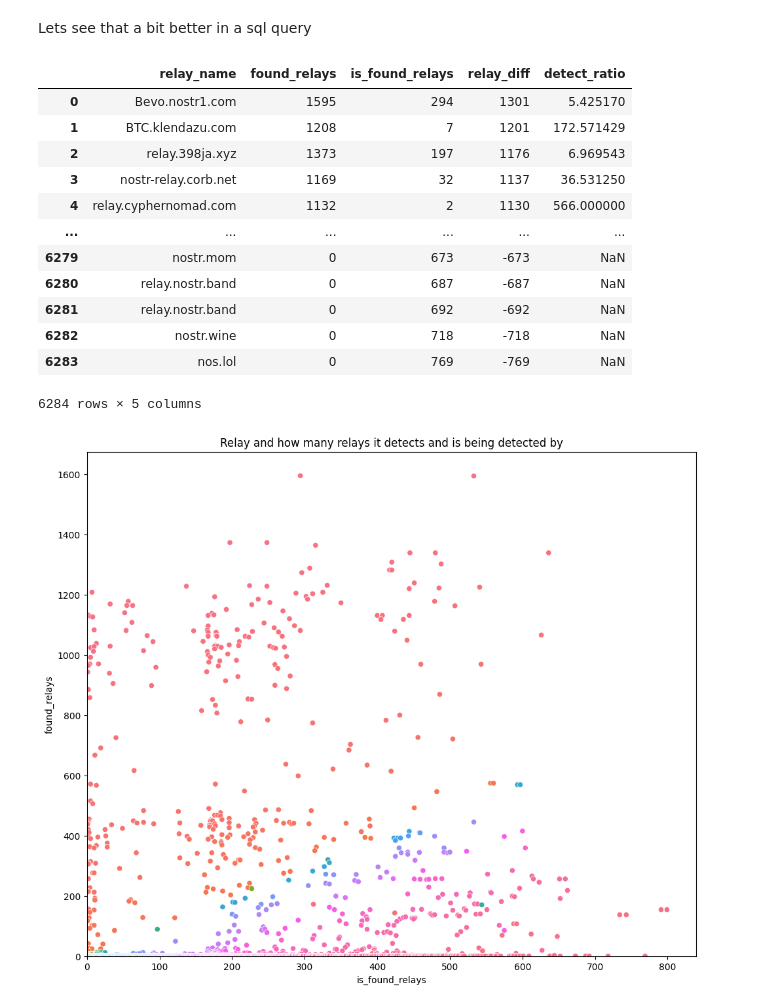
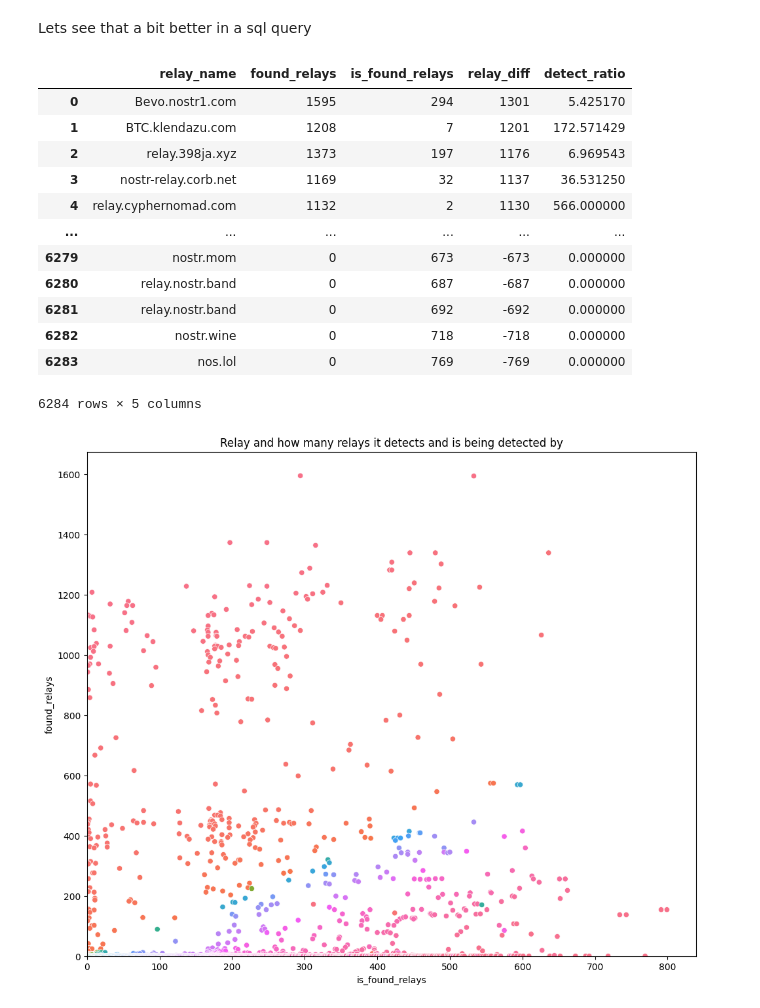
Before and after one commit to SEG-UNIBE/artio-insight, a Jupyter notebook: notebooks/artio.ipynb, the cells around one changed output. Saved outputs shown, nothing was run; the diff lists cells and outputs as text; code cells hidden in the pictures.

```diff
--- a/notebooks/artio.ipynb
+++ b/notebooks/artio.ipynb
@@ -406,37 +406,37 @@ Lets see that a bit better in a sql query
 # %%
 %%sql
 -- Relay standalone
 SELECT r1.relay_name,
        COALESCE(rfinds.found_relays, 0)                                         AS found_relays,
        COALESCE(risfound.is_found_relays, 0)                                    AS is_found_relays,
        COALESCE(rfinds.found_relays, 0) - COALESCE(risfound.is_found_relays, 0) AS relay_diff,
-       CAST(found_relays AS float) / CAST(is_found_relays AS float) as detect_ratio
+       COALESCE(CAST(found_relays AS float) / CAST(is_found_relays AS float), 0) as detect_ratio
 FROM udm.relay r1
          LEFT JOIN (SELECT COUNT(DISTINCT r.relay_name) AS found_relays, rd.relay_id
                     FROM udm.relaydetection rd
                     INNER join udm.relay r on r.relay_id = rd.detected_relay_id and r.is_valid = 'true'
                     GROUP BY rd.relay_id) AS rfinds
                    ON r1.relay_id = rfinds.relay_id
          LEFT JOIN (SELECT COUNT(DISTINCT r) AS is_found_relays, rd.detected_relay_id
                     FROM udm.relaydetection rd
                       INNER join udm.relay r on r.relay_id = rd.relay_id
                     GROUP BY rd.detected_relay_id) AS risfound
                    ON r1.relay_id = risfound.detected_relay_id
 GROUP BY r1.relay_name, found_relays, is_found_relays
 ORDER BY relay_diff DESC
 # %% [output]
 |  | relay_name | found_relays | is_found_relays | relay_diff | detect_ratio |
 | 0 | Bevo.nostr1.com | 1595 | 294 | 1301 | 5.425170 |
 | 1 | BTC.klendazu.com | 1208 | 7 | 1201 | 172.571429 |
 | 2 | relay.398ja.xyz | 1373 | 197 | 1176 | 6.969543 |
 | 3 | nostr-relay.corb.net | 1169 | 32 | 1137 | 36.531250 |
 | 4 | relay.cyphernomad.com | 1132 | 2 | 1130 | 566.000000 |
 | ... | ... | ... | ... | ... | ... |
-| 6279 | nostr.mom | 0 | 673 | -673 | NaN |
-| 6280 | relay.nostr.band | 0 | 687 | -687 | NaN |
-| 6281 | relay.nostr.band | 0 | 692 | -692 | NaN |
-| 6282 | nostr.wine | 0 | 718 | -718 | NaN |
-| 6283 | nos.lol | 0 | 769 | -769 | NaN |
+| 6279 | nostr.mom | 0 | 673 | -673 | 0.000000 |
+| 6280 | relay.nostr.band | 0 | 687 | -687 | 0.000000 |
+| 6281 | relay.nostr.band | 0 | 692 | -692 | 0.000000 |
+| 6282 | nostr.wine | 0 | 718 | -718 | 0.000000 |
+| 6283 | nos.lol | 0 | 769 | -769 | 0.000000 |
 6284 rows × 5 columns
 # %%
 out_df = df_relay_detect_score.copy()
```
Also changed, not shown: parts of 28 cells of this notebook.
